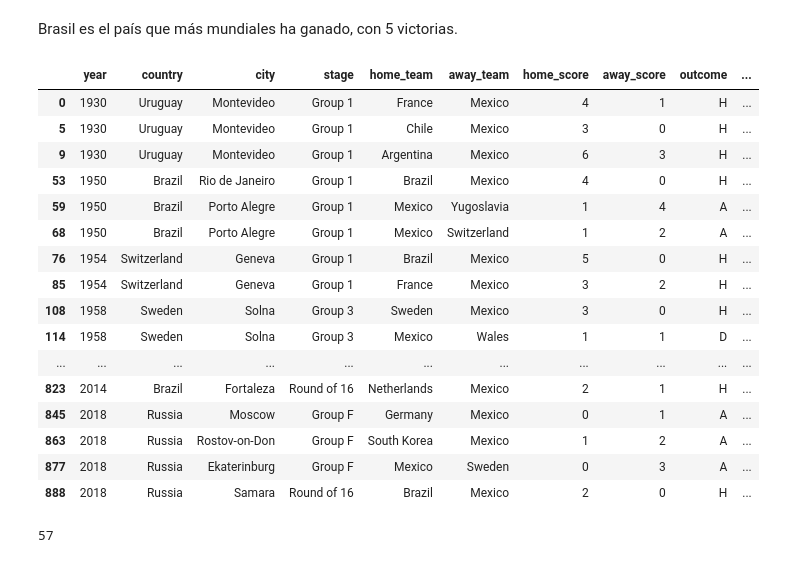
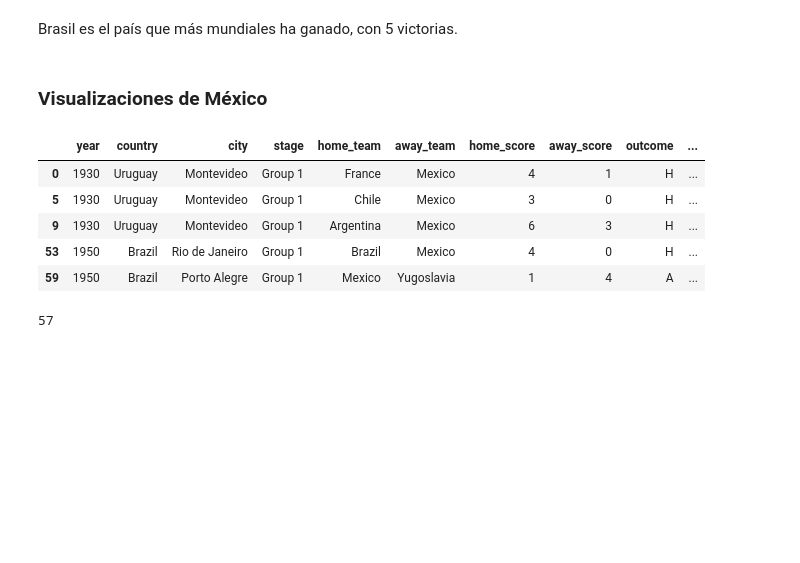
Before and after one commit to Moni-Ib/proyecto_data_analytics, a Jupyter notebook: proyecto_data_analytics/notebooks/proyecto.ipynb, the cells around one changed output. Drawn from its saved outputs; the diff is of its cells as text; code cells hidden in the pictures; blank space fills up the shorter version.

```diff
--- a/proyecto_data_analytics/notebooks/proyecto.ipynb
+++ b/proyecto_data_analytics/notebooks/proyecto.ipynb
@@ -192,27 +193,19 @@ df[(df['winning_team'] == 'Brazil') & (df['stage'] == 'Final')]
 | 643 | 2002 | Japan | Yokohama | Final | Germany | Brazil | 0 | 2 | A | ... |
 # %% [markdown]
 Brasil es el país que más mundiales ha ganado, con 5 victorias.
+# %% [markdown]
+### Visualizaciones de México
 # %%
+#Filtrar dataset por partidos jugados por México
 partidos_mex=df[(df['home_team'] == 'Mexico') | (df['away_team'] == 'Mexico')]
-partidos_mex
+partidos_mex.head()
 # %% [output]
 |  | year | country | city | stage | home_team | away_team | home_score | away_score | outcome | ... |
 | 0 | 1930 | Uruguay | Montevideo | Group 1 | France | Mexico | 4 | 1 | H | ... |
 | 5 | 1930 | Uruguay | Montevideo | Group 1 | Chile | Mexico | 3 | 0 | H | ... |
 | 9 | 1930 | Uruguay | Montevideo | Group 1 | Argentina | Mexico | 6 | 3 | H | ... |
 | 53 | 1950 | Brazil | Rio de Janeiro | Group 1 | Brazil | Mexico | 4 | 0 | H | ... |
 | 59 | 1950 | Brazil | Porto Alegre | Group 1 | Mexico | Yugoslavia | 1 | 4 | A | ... |
-| 68 | 1950 | Brazil | Porto Alegre | Group 1 | Mexico | Switzerland | 1 | 2 | A | ... |
-| 76 | 1954 | Switzerland | Geneva | Group 1 | Brazil | Mexico | 5 | 0 | H | ... |
-| 85 | 1954 | Switzerland | Geneva | Group 1 | France | Mexico | 3 | 2 | H | ... |
-| 108 | 1958 | Sweden | Solna | Group 3 | Sweden | Mexico | 3 | 0 | H | ... |
-| 114 | 1958 | Sweden | Solna | Group 3 | Mexico | Wales | 1 | 1 | D | ... |
-| ... | ... | ... | ... | ... | ... | ... | ... | ... | ... | ... |
-| 823 | 2014 | Brazil | Fortaleza | Round of 16 | Netherlands | Mexico | 2 | 1 | H | ... |
-| 845 | 2018 | Russia | Moscow | Group F | Germany | Mexico | 0 | 1 | A | ... |
-| 863 | 2018 | Russia | Rostov-on-Don | Group F | South Korea | Mexico | 1 | 2 | A | ... |
-| 877 | 2018 | Russia | Ekaterinburg | Group F | Mexico | Sweden | 0 | 3 | A | ... |
-| 888 | 2018 | Russia | Samara | Round of 16 | Brazil | Mexico | 2 | 0 | H | ... |
 # %%
 len(partidos_mex) #57 partidos que ha jugado México en los mundiales
 # %% [output]
```
Also changed, not shown: parts of 22 cells of this notebook, 2 other files.
